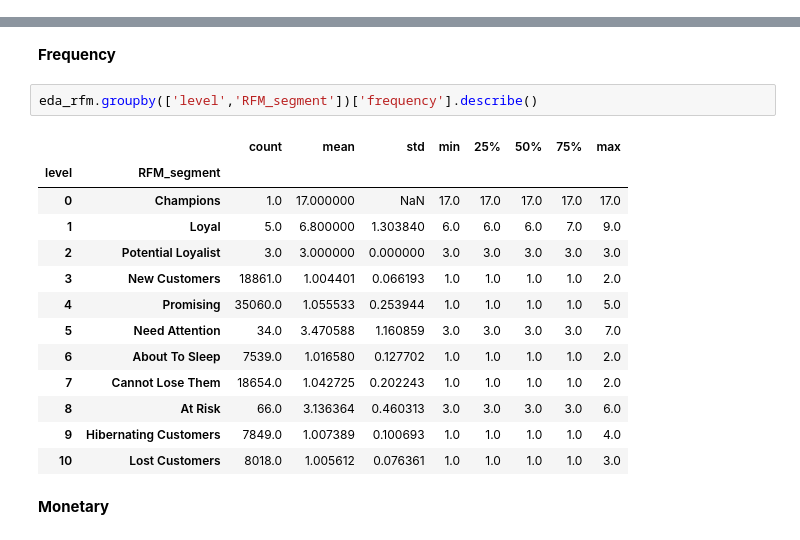
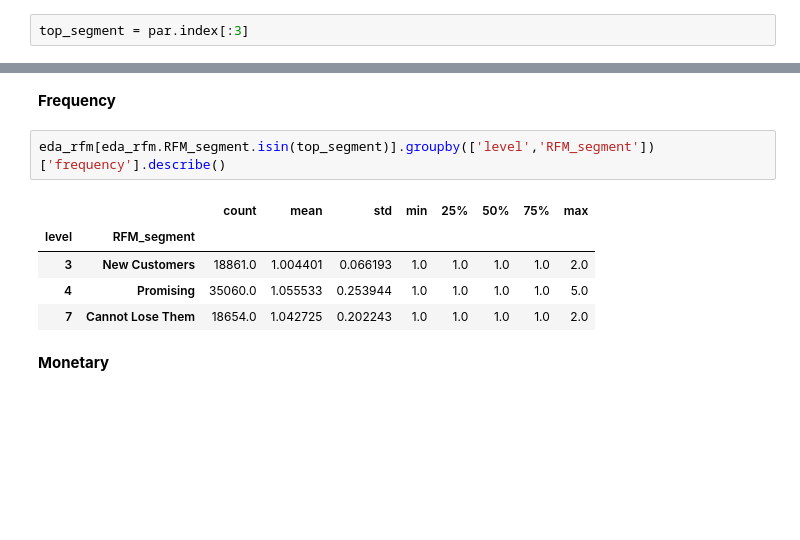
Before and after one commit to aridiawan/ecommerce-analysis, a Jupyter notebook: notebooks/4.0.1-data-analysis-cluster.ipynb, the cells around one changed output, grey strips where cells are left out. Cells and saved outputs as stored; diff of their text form; blank space fills up the shorter version.

```diff
--- a/notebooks/4.0.1-data-analysis-cluster.ipynb
+++ b/notebooks/4.0.1-data-analysis-cluster.ipynb
@@ -106,6 +106,8 @@ plt.show()
 # %% [markdown]
 Berdasarkan pareto, 75% customer olist terpusat di 3 segment: Promising (36.4%), New Customers (19.6%), dan Cannot Lose Them (19.4%)
 Oleh karena itu Analisis karakteristik akan difokuskan ke 3 segment tersebut
+# %%
+top_segment = par.index[:3]
 # %% [markdown]
 #### **RFM**
 # %% [markdown]
@@ -129,21 +123,13 @@ eda_rfm.groupby(['level','RFM_segment'])['recency'].describe()
 # %% [markdown]
 **Frequency**
 # %%
-eda_rfm.groupby(['level','RFM_segment'])['frequency'].describe()
+eda_rfm[eda_rfm.RFM_segment.isin(top_segment)].groupby(['level','RFM_segment'])['frequency'].describe()
 # %% [output]
 |  |  | count | mean | std | min | 25% | 50% | 75% | max |
 | level | RFM_segment |  |  |  |  |  |  |  |  |
-| 0 | Champions | 1.0 | 17.000000 | NaN | 17.0 | 17.0 | 17.0 | 17.0 | 17.0 |
-| 1 | Loyal | 5.0 | 6.800000 | 1.303840 | 6.0 | 6.0 | 6.0 | 7.0 | 9.0 |
-| 2 | Potential Loyalist | 3.0 | 3.000000 | 0.000000 | 3.0 | 3.0 | 3.0 | 3.0 | 3.0 |
 | 3 | New Customers | 18861.0 | 1.004401 | 0.066193 | 1.0 | 1.0 | 1.0 | 1.0 | 2.0 |
 | 4 | Promising | 35060.0 | 1.055533 | 0.253944 | 1.0 | 1.0 | 1.0 | 1.0 | 5.0 |
-| 5 | Need Attention | 34.0 | 3.470588 | 1.160859 | 3.0 | 3.0 | 3.0 | 3.0 | 7.0 |
-| 6 | About To Sleep | 7539.0 | 1.016580 | 0.127702 | 1.0 | 1.0 | 1.0 | 1.0 | 2.0 |
 | 7 | Cannot Lose Them | 18654.0 | 1.042725 | 0.202243 | 1.0 | 1.0 | 1.0 | 1.0 | 2.0 |
-| 8 | At Risk | 66.0 | 3.136364 | 0.460313 | 3.0 | 3.0 | 3.0 | 3.0 | 6.0 |
-| 9 | Hibernating Customers | 7849.0 | 1.007389 | 0.100693 | 1.0 | 1.0 | 1.0 | 1.0 | 4.0 |
-| 10 | Lost Customers | 8018.0 | 1.005612 | 0.076361 | 1.0 | 1.0 | 1.0 | 1.0 | 3.0 |
 # %% [markdown]
 **Monetary**
 # %%
```
Also changed, not shown: parts of 6 cells of this notebook.
